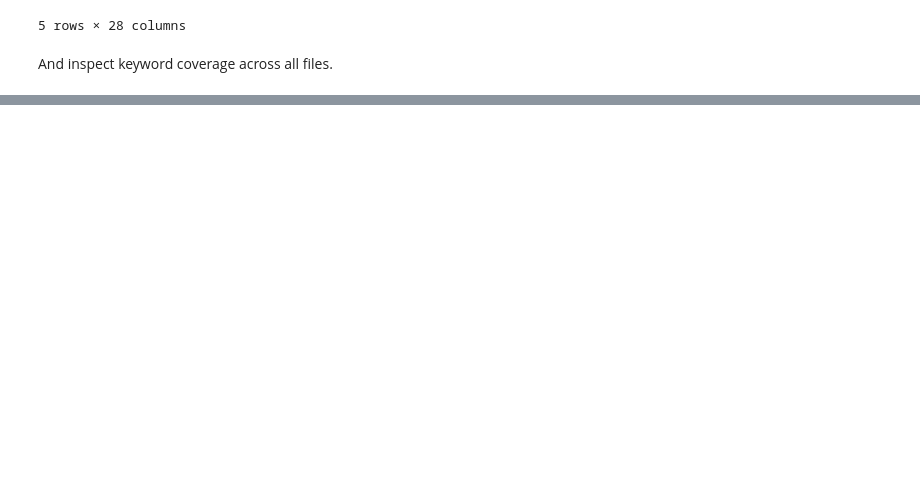
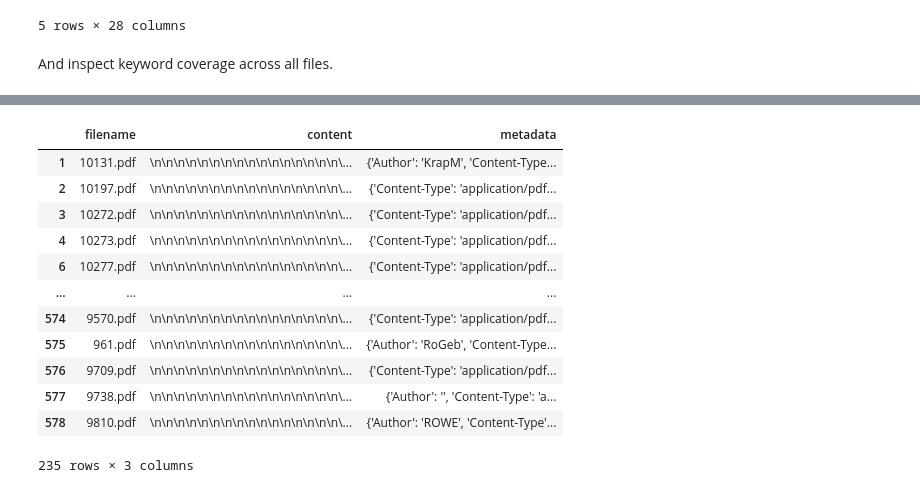
Before and after one commit to ldmnch/bavaria-building-plans-digitalization, a Jupyter notebook: 05_keyword_exact_match.ipynb, the cells around one changed output, grey strips where cells are left out. Drawn from its saved outputs; the diff is of its cells as text; code cells hidden in the pictures; blank space fills up the shorter version.

```diff
--- a/05_keyword_exact_match.ipynb
+++ b/05_keyword_exact_match.ipynb
@@ -74 +74,17 @@ baunvo-21a     5
 dtype: int64
+# %%
+input_df.dropna(subset = ['content'])
+# %% [output]
+|  | filename | content | metadata |
+| 1 | 10131.pdf | \n\n\n\n\n\n\n\n\n\n\n\n\n\n\n\n\... | {'Author': 'KrapM', 'Content-Type... |
+| 2 | 10197.pdf | \n\n\n\n\n\n\n\n\n\n\n\n\n\n\n\n\... | {'Content-Type': 'application/pdf... |
+| 3 | 10272.pdf | \n\n\n\n\n\n\n\n\n\n\n\n\n\n\n\n\... | {'Content-Type': 'application/pdf... |
+| 4 | 10273.pdf | \n\n\n\n\n\n\n\n\n\n\n\n\n\n\n\n\... | {'Content-Type': 'application/pdf... |
+| 6 | 10277.pdf | \n\n\n\n\n\n\n\n\n\n\n\n\n\n\n\n\... | {'Content-Type': 'application/pdf... |
+| ... | ... | ... | ... |
+| 574 | 9570.pdf | \n\n\n\n\n\n\n\n\n\n\n\n\n\n\n\n\... | {'Content-Type': 'application/pdf... |
+| 575 | 961.pdf | \n\n\n\n\n\n\n\n\n\n\n\n\n\n\n\n\... | {'Author': 'RoGeb', 'Content-Type... |
+| 576 | 9709.pdf | \n\n\n\n\n\n\n\n\n\n\n\n\n\n\n\n\... | {'Content-Type': 'application/pdf... |
+| 577 | 9738.pdf | \n\n\n\n\n\n\n\n\n\n\n\n\n\n\n\n\... | {'Author': '', 'Content-Type': 'a... |
+| 578 | 9810.pdf | \n\n\n\n\n\n\n\n\n\n\n\n\n\n\n\n\... | {'Author': 'ROWE', 'Content-Type'... |
+235 rows × 3 columns
```
Also changed, not shown: parts of 2 cells of this notebook, 4 other files.
